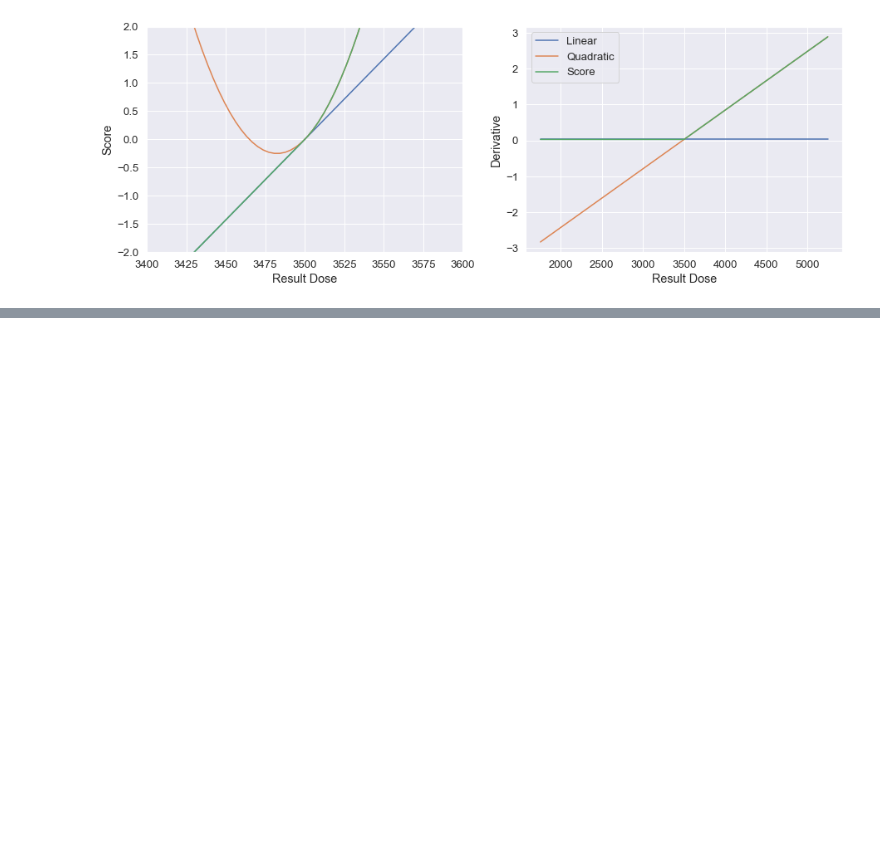
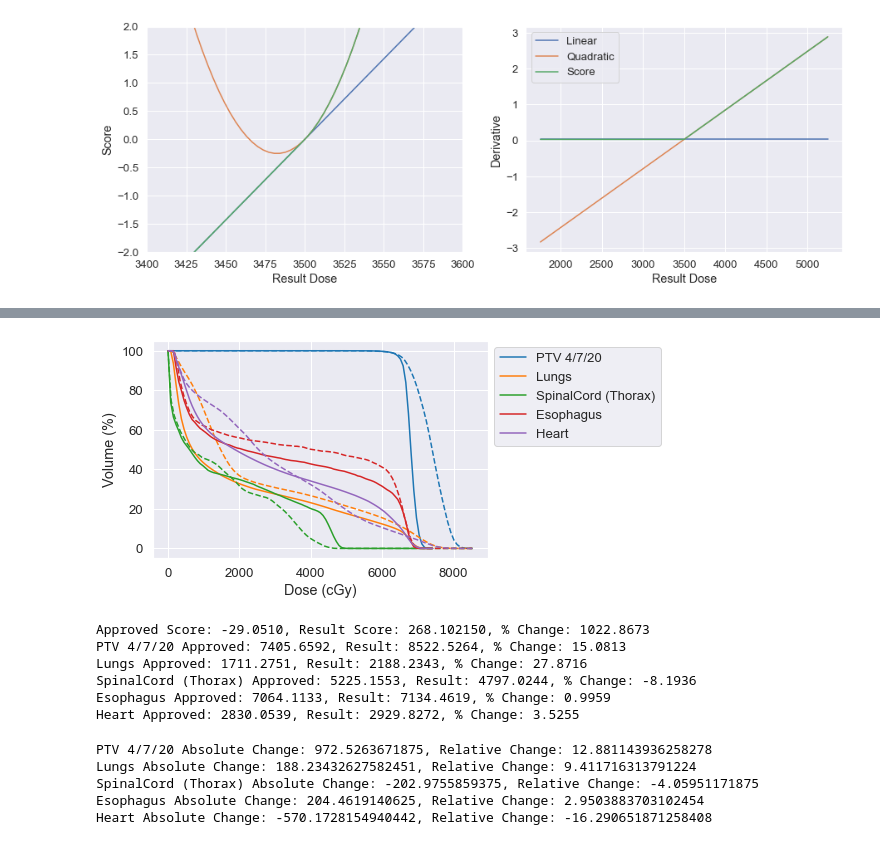
Before and after one commit to kels271828/RayBay, a Jupyter notebook: results/newPatient.ipynb, the cells around one changed output, grey strips where cells are left out. Cells and saved outputs as stored; diff of their text form; code cells hidden in the pictures; blank space fills up the shorter version.

Commit message:
ran with barrier penalties

```diff
--- a/results/newPatient.ipynb
+++ b/results/newPatient.ipynb
@@ -305,0 +326,33 @@ plt.legend(['Linear', 'Quadratic', 'Score']);
+# %%
+# DVH
+plot_dvh(dvh_quad)
+# %% [output]
+[figure, added]
+# %%
+# Stats
+get_stats(fun_quad, objs_quad)
+
+# Approved score actually different, but still much better
+# %% [output]
+Approved Score: -29.0510, Result Score: 268.102150, % Change: 1022.8673
+PTV 4/7/20 Approved: 7405.6592, Result: 8522.5264, % Change: 15.0813
+Lungs Approved: 1711.2751, Result: 2188.2343, % Change: 27.8716
+SpinalCord (Thorax) Approved: 5225.1553, Result: 4797.0244, % Change: -8.1936
+Esophagus Approved: 7064.1133, Result: 7134.4619, % Change: 0.9959
+Heart Approved: 2830.0539, Result: 2929.8272, % Change: 3.5255
+# %%
+# Quarter paramter range
+for roi in roi_list:
+    dose = objs_quad[roi][-1]['DoseValue']
+    res = objs_quad[roi][-1]['ResultValue']
+    print(f'{roi} Absolute Change: {res - dose}, Relative Change: {100*(res - dose)/dose}')
+
+# It will be interesting if reducing the PTV (with the barrier functions below)
+# will change the OARs that the plans prefer.
+# Right now it is still favoring the spinal cord and heart.
+# %% [output]
+PTV 4/7/20 Absolute Change: 972.5263671875, Relative Change: 12.881143936258278
+Lungs Absolute Change: 188.23432627582451, Relative Change: 9.411716313791224
+SpinalCord (Thorax) Absolute Change: -202.9755859375, Relative Change: -4.05951171875
+Esophagus Absolute Change: 204.4619140625, Relative Change: 2.9503883703102454
+Heart Absolute Change: -570.1728154940442, Relative Change: -16.290651871258408
```
Also changed, not shown: parts of 18 cells of this notebook, 18 other files.
